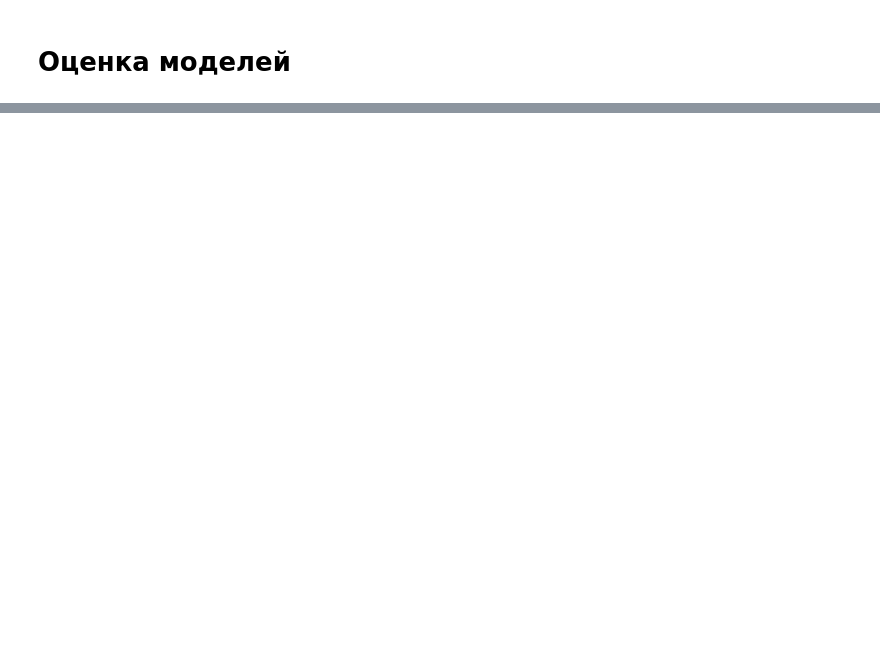
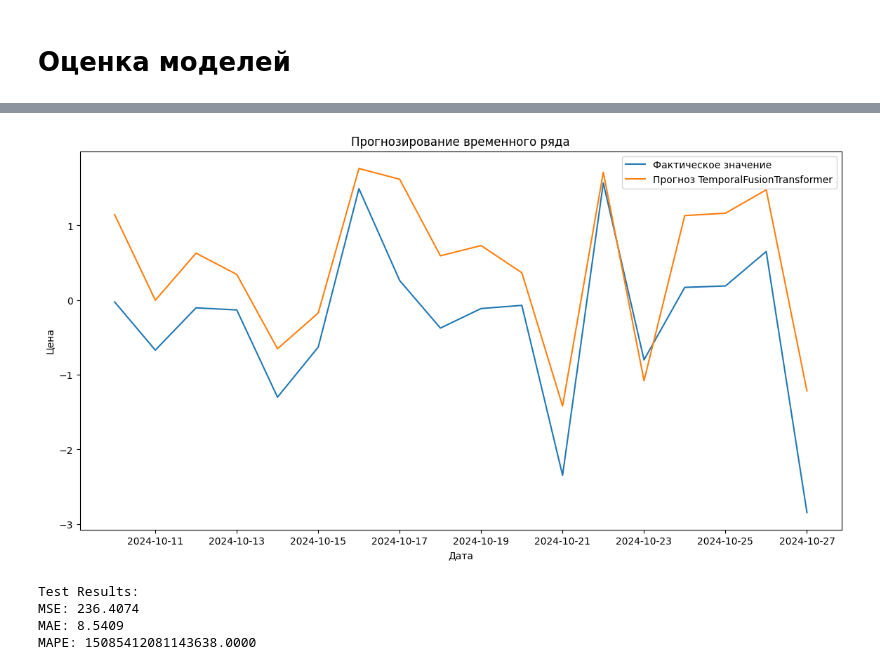
Before and after one commit to 113578/apsm, a Jupyter notebook: notebooks/modeling/non_linear_models_analysis.ipynb, the cells around one changed output, grey strips where cells are left out. Saved outputs shown, nothing was run; the diff lists cells and outputs as text; code cells hidden in the pictures; blank space fills up the shorter version.

```diff
--- a/notebooks/modeling/non_linear_models_analysis.ipynb
+++ b/notebooks/modeling/non_linear_models_analysis.ipynb
@@ -1107,0 +1023,13 @@ plt.show()
+# %%
+df_train_processed, transformers_train = preprocess_time_series(df=df_train, target='target', is_train=True, do_encode=False)
+df_val_processed, transformers_val = preprocess_time_series(df=df_val, target='target', transformers=copy.deepcopy(transformers_train), do_encode=False)
+df_test_processed, transformers_test = preprocess_time_series(df=df_test, target='target', transformers=copy.deepcopy(transformers_train), do_encode=False)
+# %%
+def prepare_tft_dataframe(df_processed, seq_length=10):
+    df = df_processed.copy().reset_index()
+    df["time_idx"] = df.groupby("ticker").cumcount()
+    return df
+
+df_train_tft = prepare_tft_dataframe(df_train_processed)
+df_val_tft = prepare_tft_dataframe(df_val_processed)
+df_test_tft = prepare_tft_dataframe(df_test_processed)
@@ -1107,0 +1103,12 @@ plt.show()
+# %%
+seq_length = 10
+y_test_pred_tft = train_and_predict_TFT().reshape(-1).numpy()
+Y_test = y_test.values.reshape(-1, 1)[seq_length:]
+test_mse_tft = mean_squared_error(Y_test, y_test_pred_tft)
+test_mae_tft = mean_absolute_error(Y_test, y_test_pred_tft)
+test_mape_tft = mean_absolute_percentage_error(Y_test, y_test_pred_tft)
+
+print("\nTest Results:")
+print(f"MSE: {test_mse_tft:.4f}")
+print(f"MAE: {test_mae_tft:.4f}")
+print(f"MAPE: {test_mape_tft:.4f}")
@@ -1107,0 +1148,30 @@ plt.show()
+# %%
+seq_length = 10
+plt.figure(figsize=(14, 7))
+
+plt.plot(y_test.index[seq_length:], y_test[seq_length:], label='Фактическое значение')
+plt.plot(y_test.index[seq_length:], y_test_pred_tft, label='Прогноз TemporalFusionTransformer', linestyle='-')
+
+plt.xlabel('Дата')
+plt.ylabel('Цена')
+plt.title('Прогнозирование временного ряда')
+plt.legend()
+plt.show()
+# %% [output]
+[figure, added]
+# %%
+Y_test_real = y_test_real.values.reshape(-1, 1)[seq_length:]
+y_test_pred_real_tft = inverse_preprocess_time_series(np.concatenate([y_test[:seq_length], y_test_pred_tft.reshape(-1)]), transformers=transformers_test)[seq_length:]
+test_real_mse_tft = mean_squared_error(Y_test_real, y_test_pred_real_tft)
+test_real_mae_tft = mean_absolute_error(Y_test_real, y_test_pred_real_tft)
+test_real_mape_tft = mean_absolute_percentage_error(Y_test_real, y_test_pred_real_tft)
+
+print("\nTest Results:")
+print(f"MSE: {test_real_mse_tft:.4f}")
+print(f"MAE: {test_real_mae_tft:.4f}")
+print(f"MAPE: {test_real_mape_tft:.4f}")
+# %% [output]
+Test Results:
+MSE: 236.4074
+MAE: 8.5409
+MAPE: 15085412081143638.0000
```
Also changed, not shown: parts of 38 cells of this notebook.
